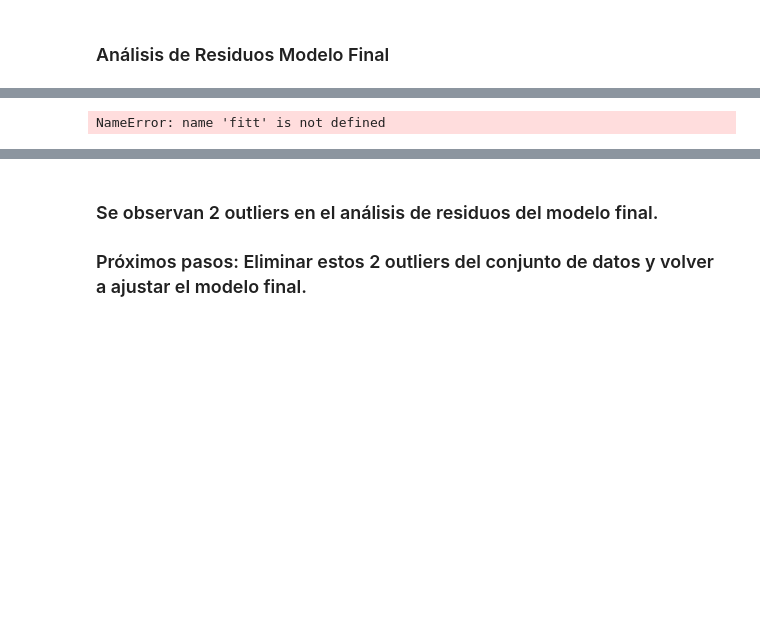
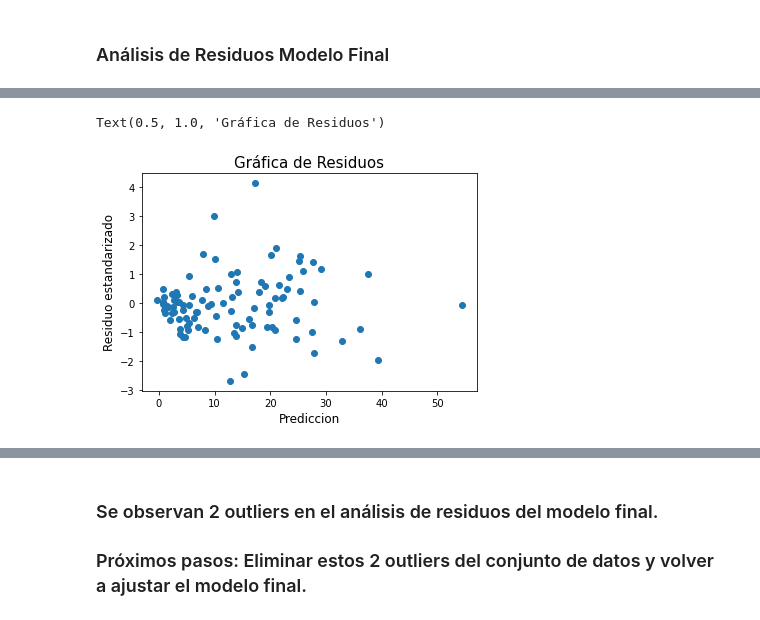
Before and after one commit to serNAVARRO7/AISaturdays-depresion-rrss, a Jupyter notebook: scripts/RegresionWithFunctions.ipynb, the cells around one changed output, grey strips where cells are left out. Saved outputs shown, nothing was run; the diff lists cells and outputs as text; code cells hidden in the pictures; blank space fills up the shorter version.

Commit message:
Analisis de residuos medias

```diff
--- a/scripts/RegresionWithFunctions.ipynb
+++ b/scripts/RegresionWithFunctions.ipynb
@@ -269,7 +272,9 @@ dfmean.drop('Hopeless', axis=1, inplace=True)        # Muy correlacionado con Lo
 # %%
 resultsummary = pd.DataFrame(data={'iteration': [], 'intercept': [], 'RMSE_Training': [], 'RMSE_Testing': [],
                                    'R2_Training': [],'R2_Testing': [],'p_value_max':[],'removed_var':[]})
-calculateRegression(dfmean,label,resultsummary, alpha=0.14)
+# data_list_medias = [X_train, X_test, y_train, y_test, standardized_residuals, fitt]
+# acceso a X_train -> data_list_medias[0], acceso a y_train -> data_list_medias[2],
+data_list_medias = calculateRegression(dfmean,label,resultsummary, alpha=0.14)
 # %% [output]
    iteration  intercept  RMSE_Training  RMSE_Testing  R2_Training  R2_Testing  \
 0        0.0     -1.628          3.254         3.815        0.915       0.885
@@ -331,21 +318,22 @@ NameError: name 'standardized_residuals' is not defined
 # %%
 #create instance of influence
 # influence = fitt.get_influence()
 
 #standardized residuals
 # standardized_residuals = influence.resid_studentized_internal
 
 #studentized residuals
 # studentized_residuals = influence.resid_studentized_external
 
 # print(fitt.summary())
 # print(fitt.predict())
 # print(standardized_residuals)
 
-plt.scatter(fitt.predict(), standardized_residuals)
+plt.scatter(data_list_medias[5].predict(), data_list_medias[4])
 plt.xlabel('Prediccion', fontsize=12)
 plt.ylabel('Residuo estandarizado', fontsize=12)
 plt.title('Gráfica de Residuos', fontsize=15)
 # %% [output]
-NameError: name 'fitt' is not defined
+Text(0.5, 1.0, 'Gráfica de Residuos')
+[figure, added]
 # %%
```
Also changed, not shown: parts of 10 cells of this notebook, 1 other file.
